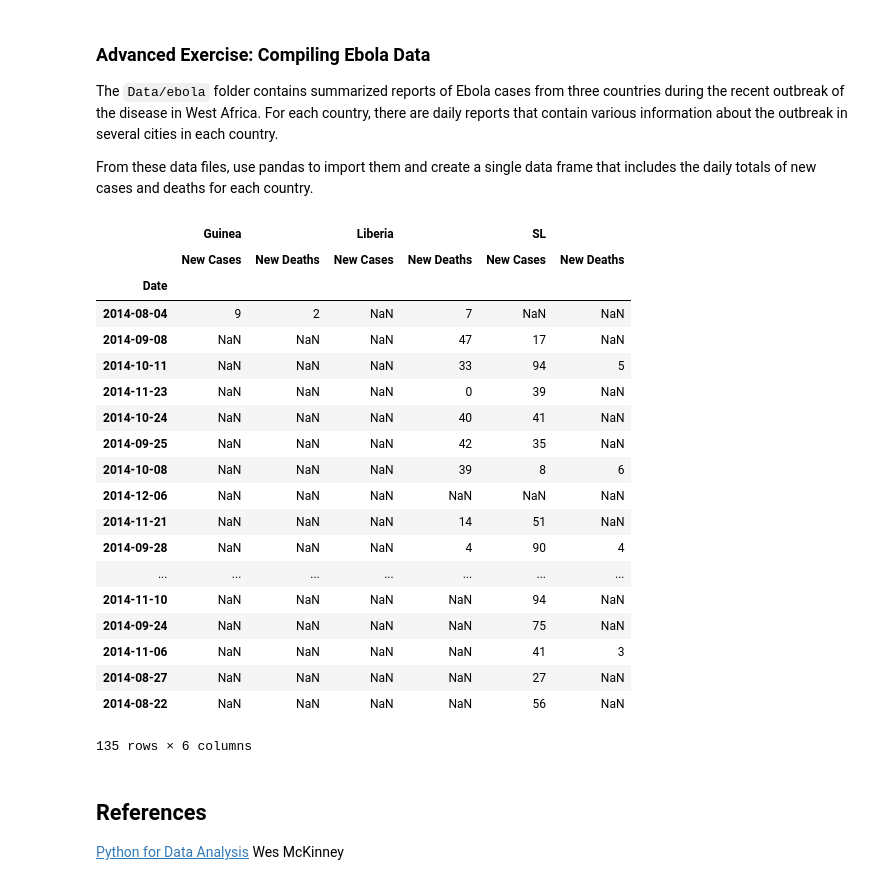
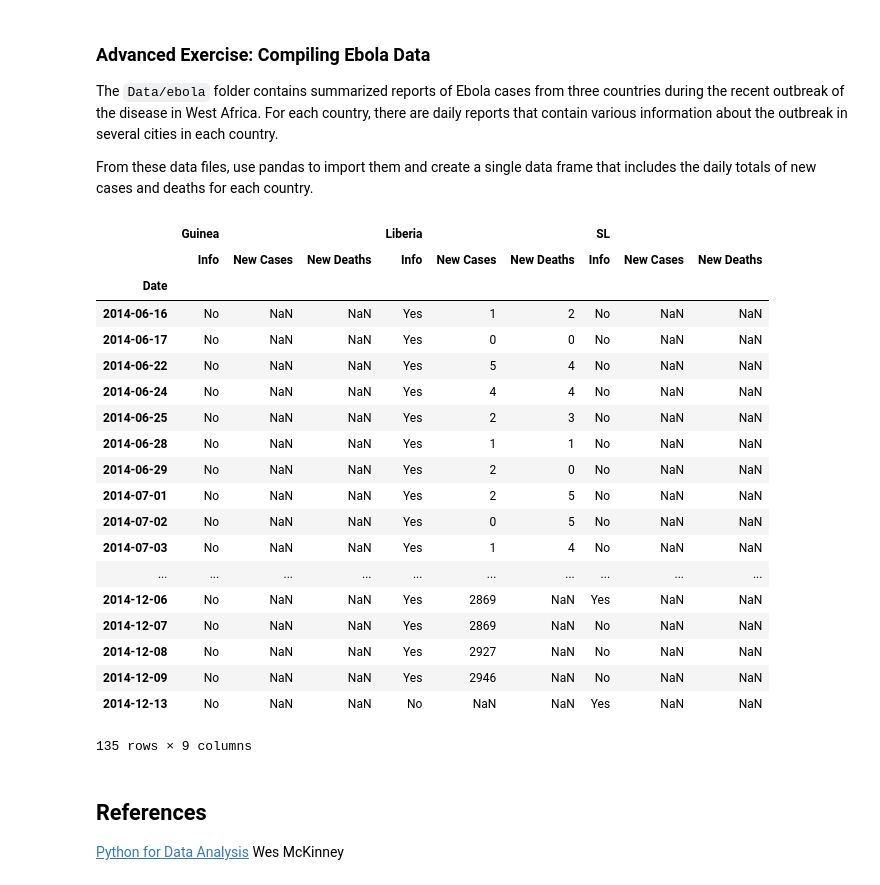
Before and after one commit to Rivollet/ADAHomework, a Jupyter notebook: 01 - Pandas and Data Wrangling/Intro to Pandas.ipynb, the cells around one changed output. Saved outputs shown, nothing was run; the diff lists cells and outputs as text; code cells hidden in the pictures.

```diff
--- a/01 - Pandas and Data Wrangling/Intro to Pandas.ipynb
+++ b/01 - Pandas and Data Wrangling/Intro to Pandas.ipynb
@@ -2112,12 +2131,11 @@ The `Data/ebola` folder contains summarized reports of Ebola cases from three co
 
 From these data files, use pandas to import them and create a single data frame that includes the daily totals of new cases and deaths for each country.
 # %%
-# Write your answer here
 import glob
 
 # set up final dataframe
 countries = pd.Series(['Guinea', 'Liberia', 'SL'])
-subColumns = ['New Cases', 'New Deaths']
+subColumns = ['Info', 'New Cases', 'New Deaths']
 diseaseData = pd.DataFrame(columns=[np.repeat(countries, repeats=len(subColumns)), subColumns * len(countries)])#
 diseaseData.index.name = "Date"
 
@@ -2129,67 +2147,85 @@ for country in countries:
 
         # each database uses different naming conventions
         if country == "Guinea":
-            totalNewDeathsToday = ebolaData.query("Description == 'New deaths registered today'")['Totals']
             totalNewCasesToday = ebolaData.query("Description == 'Total new cases registered so far'")['Totals']
+
+            totalNewDeathsToday = ebolaData.query("Description == 'New deaths registered'")['Totals']
+
+            if len(totalNewDeathsToday) == 0:
+                totalNewDeathsToday = ebolaData.query("Description == 'New deaths registered today'")['Totals']
+
             date = ebolaData.query("Description == 'New deaths registered today'")['Date']
+
         elif country == "Liberia":
             totalNewDeathsToday = ebolaData.query("Variable == 'Newly reported deaths'")['National']
-            totalNewCasesToday = ebolaData.query("Variable == '	New case/s (confirmed)'")['National']
+            totalNewCasesToday = ebolaData.query("Variable == 'New case/s (confirmed)'")['National']
             date = ebolaData.query("Variable == 'Newly reported deaths'")['Date']
+
         elif country == "SL":
             totalNewDeathsToday = ebolaData.query("variable == 'etc_new_deaths'")['National']
             totalNewCasesToday = ebolaData.query("variable == 'new_confirmed'")['National']
             date = ebolaData.query("variable == 'etc_new_deaths'")['date']
         else:
             print("Error, unknown country database to process")
 
         # discard entries with no date
         if date.empty:
             continue
         unifiedDate = pd.to_datetime(date.iloc[0],infer_datetime_format=True)
+        diseaseData.loc[unifiedDate, (country, "Info")] = 'Yes'
 
         if not totalNewCasesToday.empty:
             diseaseData.loc[unifiedDate, (country, "New Cases")] = totalNewCasesToday.iloc[0]
+
         if not totalNewDeathsToday.empty:
             diseaseData.loc[unifiedDate, (country, "New Deaths")] = totalNewDeathsToday.iloc[0]
 
+        totalNewCasesToday = totalNewCasesToday.empty
+        totalNewDeathsToday = totalNewDeathsToday.empty
+
+
+
+# We indicate which data we don't have
+diseaseData.fillna({("Guinea", "Info"): 'No'}, inplace=True)
+diseaseData.fillna({("Liberia", "Info"): 'No'}, inplace=True)
+diseaseData.fillna({("SL", "Info"): 'No'}, inplace=True)
+
 # show result
-diseaseData
-
+diseaseData.sort_index(ascending=True)
 
 # for future debugging
 
 #diseaseData = pd.DataFrame(columns=[np.append(["Date"], np.repeat(countries, repeats=len(subColumns))), ["Date"] + subColumns * len(countries)])
 #diseaseData.set_index('Date')
 
 #diseaseData.loc["2012", ("Guinea", "New Cases")] = 1
 #diseaseData.loc[0, ("Liberia", "New Cases")] = 1
 
 #ebolaData = pd.read_csv("Data/ebola/liberia_data/2014-08-04.csv")
 #ebolaData = pd.read_csv("Data/ebola/sl_data/2014-08-12-v77.csv")
 #ebolaData = pd.read_csv("Data/ebola/guinea_data/2014-08-04.csv")
 #ebolaData#.head()
 # %% [output]
-|  | Guinea |  | Liberia |  | SL |  |
-|  | New Cases | New Deaths | New Cases | New Deaths | New Cases | New Deaths |
-| Date |  |  |  |  |  |  |
-| 2014-08-04 | 9 | 2 | NaN | 7 | NaN | NaN |
-| 2014-09-08 | NaN | NaN | NaN | 47 | 17 | NaN |
-| 2014-10-11 | NaN | NaN | NaN | 33 | 94 | 5 |
-| 2014-11-23 | NaN | NaN | NaN | 0 | 39 | NaN |
-| 2014-10-24 | NaN | NaN | NaN | 40 | 41 | NaN |
-| 2014-09-25 | NaN | NaN | NaN | 42 | 35 | NaN |
-| 2014-10-08 | NaN | NaN | NaN | 39 | 8 | 6 |
-| 2014-12-06 | NaN | NaN | NaN | NaN | NaN | NaN |
-| 2014-11-21 | NaN | NaN | NaN | 14 | 51 | NaN |
-| 2014-09-28 | NaN | NaN | NaN | 4 | 90 | 4 |
-| ... | ... | ... | ... | ... | ... | ... |
-| 2014-11-10 | NaN | NaN | NaN | NaN | 94 | NaN |
-| 2014-09-24 | NaN | NaN | NaN | NaN | 75 | NaN |
-| 2014-11-06 | NaN | NaN | NaN | NaN | 41 | 3 |
-| 2014-08-27 | NaN | NaN | NaN | NaN | 27 | NaN |
-| 2014-08-22 | NaN | NaN | NaN | NaN | 56 | NaN |
+|  | Guinea |  |  | Liberia |  |  | SL |  |  |
+|  | Info | New Cases | New Deaths | Info | New Cases | New Deaths | Info | New Cases | New Deaths |
+| Date |  |  |  |  |  |  |  |  |  |
+| 2014-06-16 | No | NaN | NaN | Yes | 1 | 2 | No | NaN | NaN |
+| 2014-06-17 | No | NaN | NaN | Yes | 0 | 0 | No | NaN | NaN |
+| 2014-06-22 | No | NaN | NaN | Yes | 5 | 4 | No | NaN | NaN |
+| 2014-06-24 | No | NaN | NaN | Yes | 4 | 4 | No | NaN | NaN |
+| 2014-06-25 | No | NaN | NaN | Yes | 2 | 3 | No | NaN | NaN |
+| 2014-06-28 | No | NaN | NaN | Yes | 1 | 1 | No | NaN | NaN |
+| 2014-06-29 | No | NaN | NaN | Yes | 2 | 0 | No | NaN | NaN |
+| 2014-07-01 | No | NaN | NaN | Yes | 2 | 5 | No | NaN | NaN |
+| 2014-07-02 | No | NaN | NaN | Yes | 0 | 5 | No | NaN | NaN |
+| 2014-07-03 | No | NaN | NaN | Yes | 1 | 4 | No | NaN | NaN |
+| ... | ... | ... | ... | ... | ... | ... | ... | ... | ... |
+| 2014-12-06 | No | NaN | NaN | Yes | 2869 | NaN | Yes | NaN | NaN |
+| 2014-12-07 | No | NaN | NaN | Yes | 2869 | NaN | No | NaN | NaN |
+| 2014-12-08 | No | NaN | NaN | Yes | 2927 | NaN | No | NaN | NaN |
+| 2014-12-09 | No | NaN | NaN | Yes | 2946 | NaN | No | NaN | NaN |
+| 2014-12-13 | No | NaN | NaN | No | NaN | NaN | Yes | NaN | NaN |
-135 rows × 6 columns
+135 rows × 9 columns
 # %% [markdown]
 ## References
 
```
Also changed, not shown: parts of 30 cells of this notebook, 1 other file.
